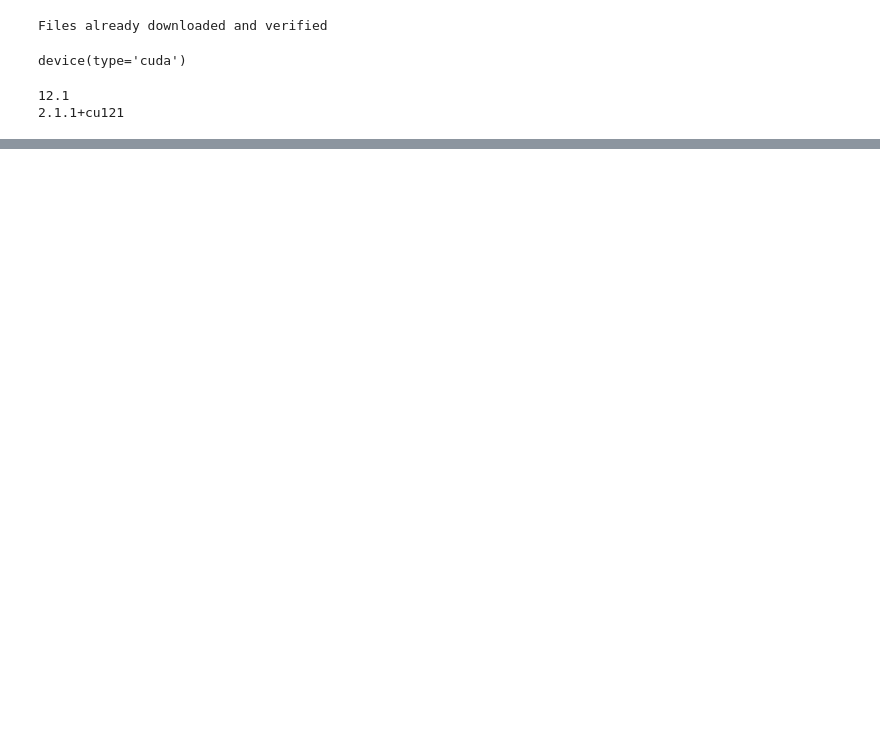
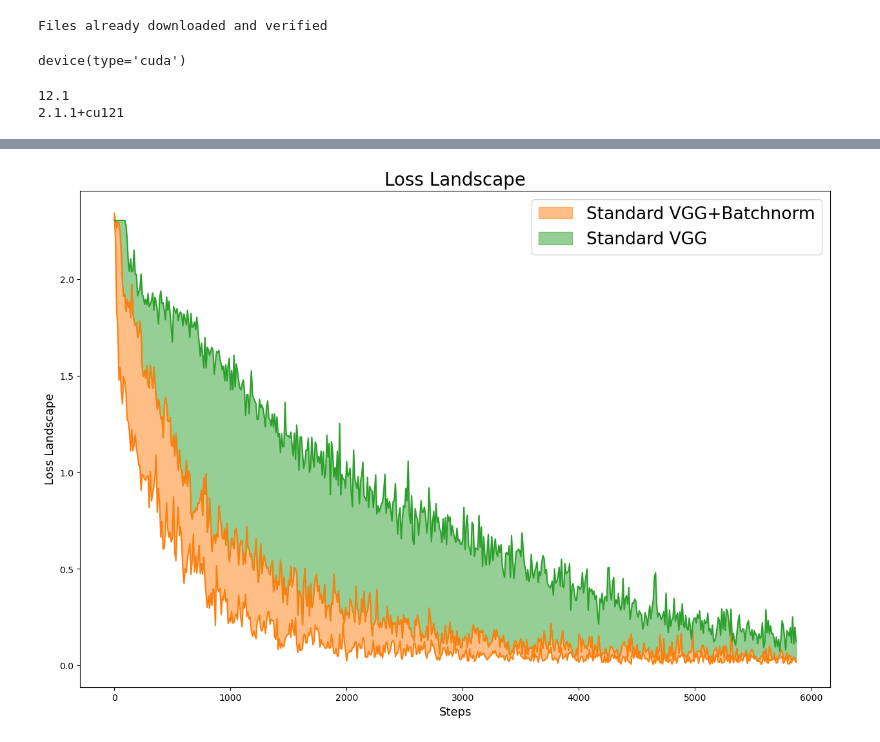
Before and after one commit to sanikadamn/Does-batchnorm-reduce-ICS-, a Jupyter notebook: experiment3.ipynb, the cells around one changed output, grey strips where cells are left out. Drawn from its saved outputs; the diff is of its cells as text; code cells hidden in the pictures; blank space fills up the shorter version.

```diff
--- a/experiment3.ipynb
+++ b/experiment3.ipynb
@@ -220,0 +158,15 @@ Epoch: 50, Loss: 0.0601, Accuracy: 98.02%
+# %%
+# With batchnorm
+model = VGG16(10, True).to(device)
+loss_variation_0001, steps, grads_0001 = model.fit(loaders, epochs=30, device=device, learning_rate=0.0001)
+
+model = VGG16(10, True).to(device)
+loss_variation_0005, steps, grads_0005 = model.fit(loaders, epochs=30, device=device, learning_rate=0.0005)
+
+
+# No batchnorm
+model_nb = VGG16(10, False).to(device)
+loss_variation_0005_nb, steps, grads_nb_0005 = model_nb.fit(loaders, epochs=30, device=device, learning_rate=0.0005)
+
+model_nb = VGG16(10, False).to(device)
+loss_variation_0001_nb, steps, grads_nb_0001 = model_nb.fit(loaders, epochs=30, device=device, learning_rate=0.0001)
@@ -220,0 +191,36 @@ Epoch: 50, Loss: 0.0601, Accuracy: 98.02%
+# %%
+min_loss = []
+max_loss = []
+
+min_loss_nb = []
+max_loss_nb = []
+
+for i in range(0, len(loss_variation_0005)):
+    min_loss.append(np.min([loss_variation_0001[i], loss_variation_0005[i]]))
+    max_loss.append(np.max([loss_variation_0001[i], loss_variation_0005[i]]))
+
+for i in range(0, len(loss_variation_0005_nb)):
+    min_loss_nb.append(np.min([loss_variation_0001_nb[i], loss_variation_0005_nb[i]]))
+    max_loss_nb.append(np.max([loss_variation_0001_nb[i], loss_variation_0005_nb[i]]))
+
+step = 10
+steps = np.arange(0, len(min_loss), step)
+plt.figure(figsize=(15, 10))
+
+plt.fill_between(steps, min_loss[::step], max_loss[::step],
+                alpha=0.5, color='C1', label='Standard VGG+Batchnorm')
+plt.plot(steps, min_loss[::step], color='C1')
+plt.plot(steps, max_loss[::step], color='C1')
+
+plt.fill_between(steps, min_loss_nb[::step], max_loss_nb[::step],
+                alpha=0.5, color='C2', label='Standard VGG')
+plt.plot(steps, min_loss_nb[::step], color='C2')
+plt.plot(steps, max_loss_nb[::step], color='C2')
+
+plt.legend(fontsize=19)
+plt.title('Loss Landscape', fontsize=20)
+plt.ylabel('Loss Landscape', fontsize=13)
+plt.xlabel('Steps', fontsize=13)
+plt.show()
+# %% [output]
+[figure, added]
```
Also changed, not shown: parts of 8 cells of this notebook.
